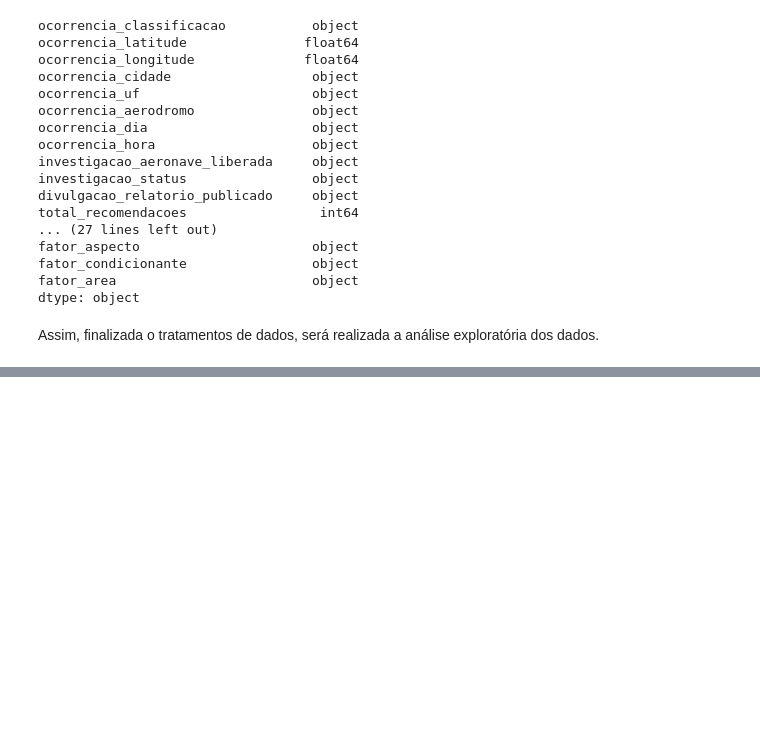
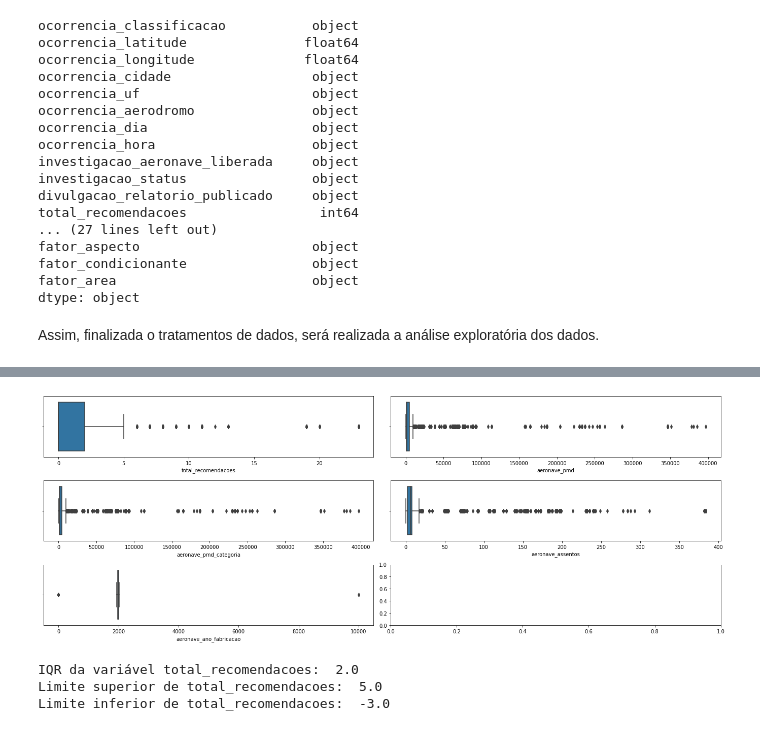
Before and after one commit to guilherme-beserra/TCC---PUC-Minas, a Jupyter notebook: Classificação_para_predição_de_vítima_fatal_em_acidente_aéreo.ipynb, the cells around one changed output, grey strips where cells are left out. Saved outputs shown, nothing was run; the diff lists cells and outputs as text; code cells hidden in the pictures; blank space fills up the shorter version.

```diff
--- a/Classificação_para_predição_de_vítima_fatal_em_acidente_aéreo.ipynb
+++ b/Classificação_para_predição_de_vítima_fatal_em_acidente_aéreo.ipynb
@@ -913,0 +967,28 @@ Assim, finalizada o tratamentos de dados, será realizada a análise exploratór
+# %%
+# verificando o total de recomendações
+fig, ax = plt.subplots(nrows=3, ncols=2, figsize=(19, 7))
+sns.boxplot(df_unificada_clean['total_recomendacoes'], ax=ax[0,0])
+sns.boxplot(df_unificada_clean['aeronave_pmd'], ax=ax[0,1])
+sns.boxplot(df_unificada_clean['aeronave_pmd_categoria'], ax=ax[1,0])
+sns.boxplot(df_unificada_clean['aeronave_assentos'], ax=ax[1,1])
+sns.boxplot(df_unificada_clean['aeronave_ano_fabricacao'], ax=ax[2,0])
+plt.tight_layout()
+# %% [output]
+[figure, added]
+# %%
+# identificando os outliers para a variável minimum_nights
+q1_total_recomendacoes = df_unificada_clean.total_recomendacoes.quantile(.25)
+q3_total_recomendacoes = df_unificada_clean.total_recomendacoes.quantile(.75)
+IQR_total_recomendacoes = q3_total_recomendacoes - q1_total_recomendacoes
+print('IQR da variável total_recomendacoes: ', IQR_total_recomendacoes)
+
+# definindo os limites
+sup_total_recomendacoes = q3_total_recomendacoes + 1.5 * IQR_total_recomendacoes
+inf_total_recomendacoes = q1_total_recomendacoes - 1.5 * IQR_total_recomendacoes
+
+print('Limite superior de total_recomendacoes: ', sup_total_recomendacoes)
+print('Limite inferior de total_recomendacoes: ', inf_total_recomendacoes)
+# %% [output]
+IQR da variável total_recomendacoes:  2.0
+Limite superior de total_recomendacoes:  5.0
+Limite inferior de total_recomendacoes:  -3.0
```
Also changed, not shown: parts of 17 cells of this notebook.
